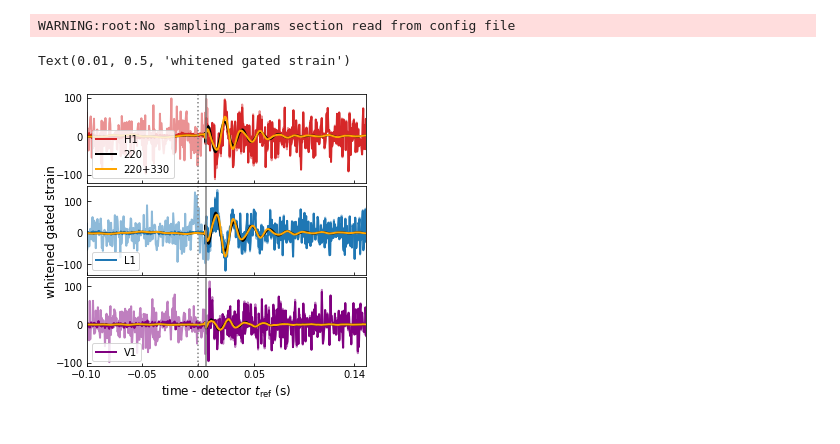
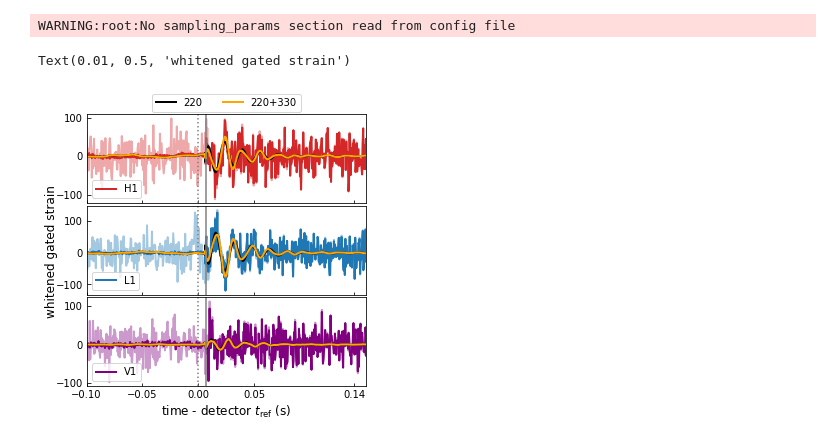
Before and after one commit to gwastro/BH-Spectroscopy-GW190521, a Jupyter notebook: figures/PlotFiguresS1andS3.ipynb, the cells around one changed output. Drawn from its saved outputs; the diff is of its cells as text; code cells hidden in the pictures.

Commit message:
added a second legend box to Fig.S3

```diff
--- a/figures/PlotFiguresS1andS3.ipynb
+++ b/figures/PlotFiguresS1andS3.ipynb
@@ -226,39 +227,43 @@ for ii, det in enumerate(td_data):
     ax = pyplot.subplot(gs[ii])
     # plot the original data
     data = onsource_td_data[det]
-    ax.plot(data.sample_times-det_tref[det], data, lw=2, c=colors[det], alpha=0.5, zorder=0)
+    ax.plot(data.sample_times-det_tref[det], data, lw=2, c=colors[det], alpha=0.4, zorder=0)
     # plot the gated data
     data = td_data[det]
     ax.plot(data.sample_times-det_tref[det], data, lw=2, c=colors[det], label=det)
     # plot the 220 waveform
     if ii == 0:
         lbl = '220'
     else:
         lbl = None
     wf = td_wf22[det]
-    ax.plot(wf.sample_times-det_tref[det], wf, lw=2, c='k', label=lbl)
+    wf220, =ax.plot(wf.sample_times-det_tref[det], wf, lw=2, c='k')
     # now the 220 & 330
     if ii == 0:
         lbl = '220+330'
     else:
         lbl = None
     wf = td_wf33[det]
-    ax.plot(wf.sample_times-det_tref[det], wf, lw=2, c='orange', label=lbl)
+    wf220_330, =ax.plot(wf.sample_times-det_tref[det], wf, lw=2, c='orange')
     # add a line for the tref in the detector
     ax.axvline(det_tref[det]-det_tref[det], ls=':', color='gray')
+    leg2 = ax.legend([wf220, wf220_330],['220','220+330'], bbox_to_anchor=(0., 1.02, 1., .21), loc='upper center',
+           ncol=2,  borderaxespad=0.)
+    if ii == 0:
+        ax.add_artist(leg2)
     # add a line for the gate
     ax.axvline(toffset/1000., ls='-', color='gray')
     ax.set_xlim(-0.1, 0.15)
     ax.set_xticks([-0.1, -0.05, 0, 0.05, 0.14])
     if ii != nrows-1:
         ax.set_xticklabels([])
     ax.legend(loc='lower left')
     ax.tick_params(axis="both", direction="in")
 ax.set_xlabel(r'time - detector $t_{\rm ref}$ (s)', fontsize=12)
 fig.text(0.01, 0.5, 'whitened gated strain', va='center', rotation='vertical',
          fontsize=12)
 # %% [output]
 Text(0.01, 0.5, 'whitened gated strain')
-[figure, old version]
+[figure, new version]
 # %%
 fig.savefig('tdomain_maxl-{}ms.pdf'.format(toffset), dpi=200, bbox_inches='tight')
```
Also changed, not shown: parts of 3 cells of this notebook.
